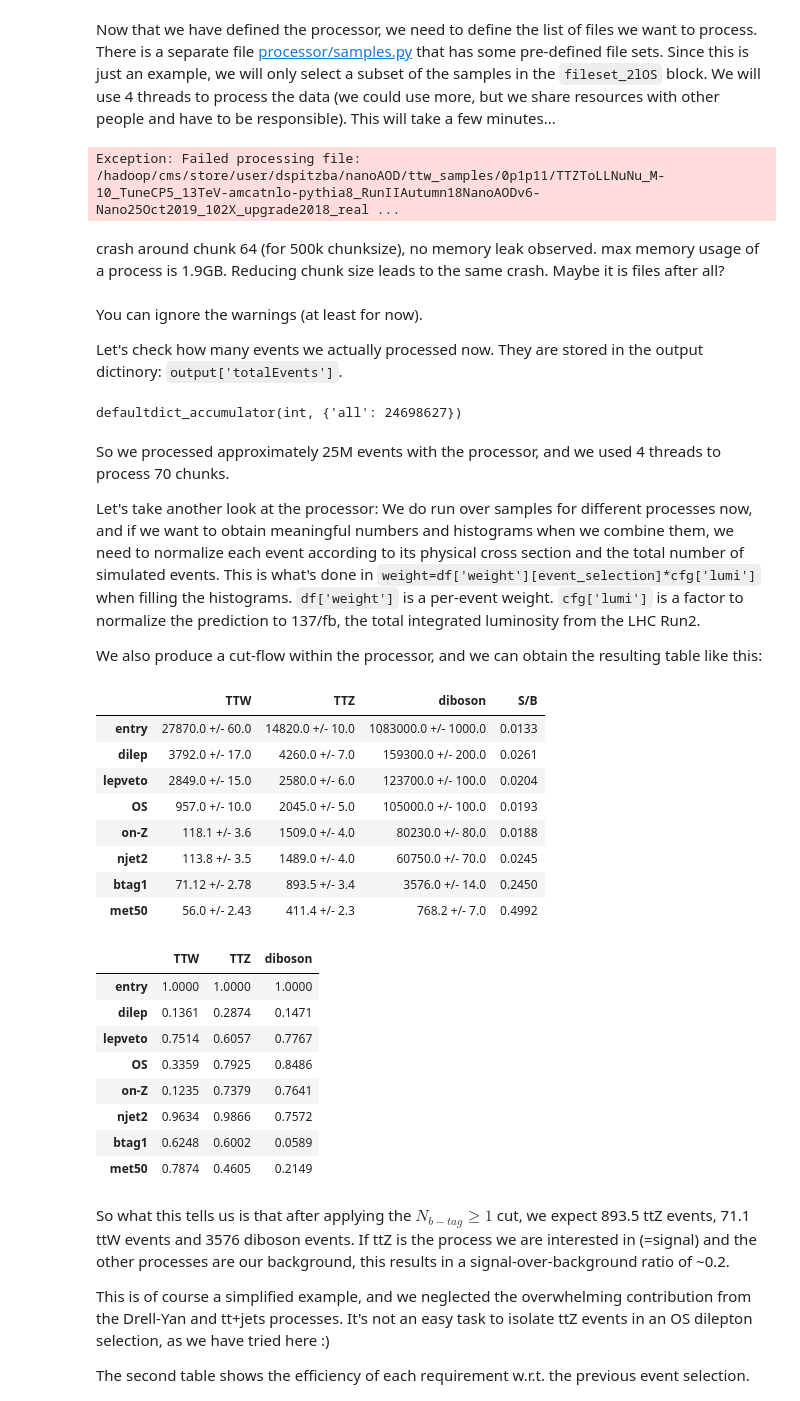
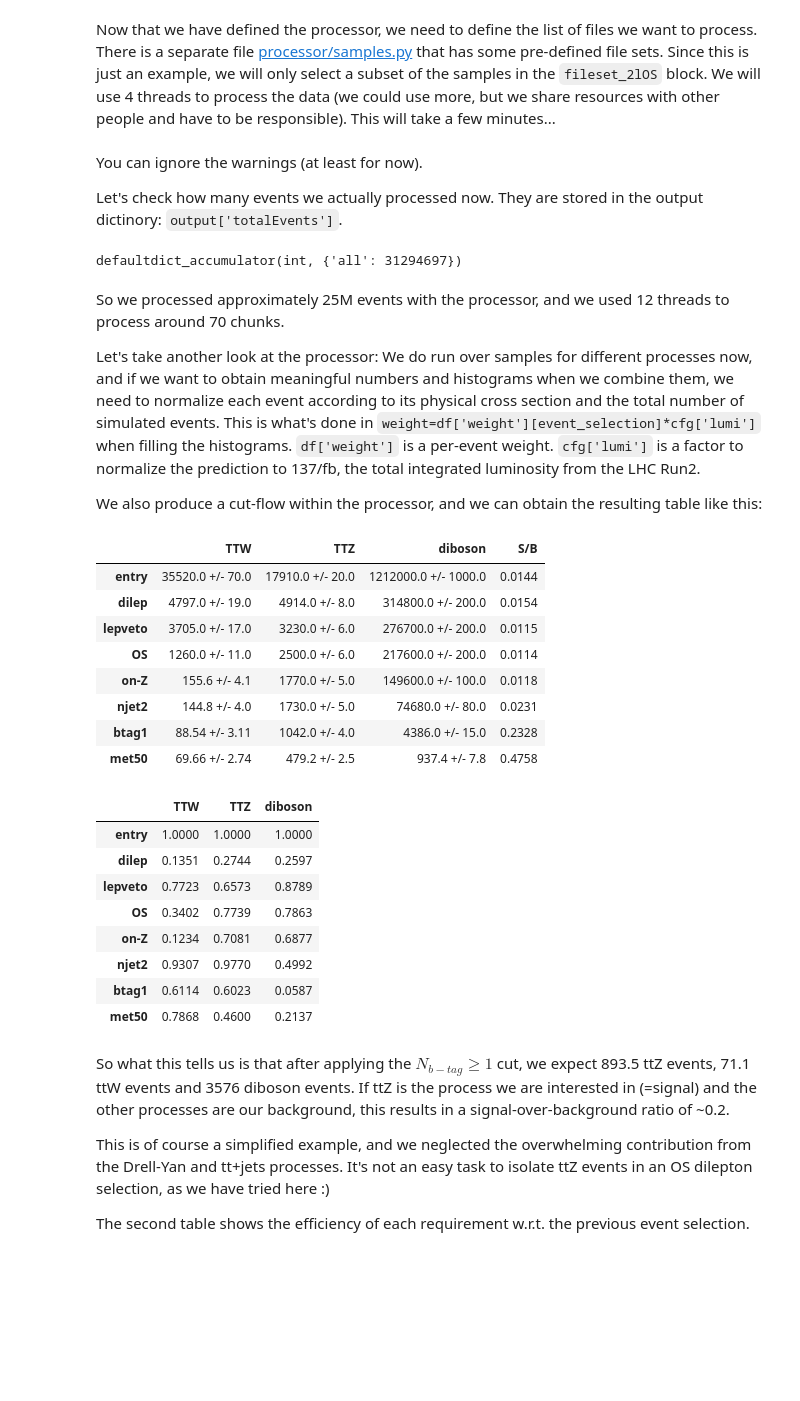
Before and after one commit to mirandabryson/tW_scattering, a Jupyter notebook: documentation/tutorial.ipynb, the cells around one changed output. Drawn from its saved outputs; the diff is of its cells as text; code cells hidden in the pictures; blank space fills up the shorter version.

```diff
--- a/documentation/tutorial.ipynb
+++ b/documentation/tutorial.ipynb
@@ -269,6 +269,7 @@ class exampleProcessor(processor.ProcessorABC):
         ht_axis             = hist.Bin("ht",        r"$H_{T}$ (GeV)", 500, 0, 5000)
         mass_axis           = hist.Bin("mass",      r"M (GeV)", 1000, 0, 2000)
         eta_axis            = hist.Bin("eta",       r"$\eta$", 60, -5.5, 5.5)
+        phi_axis            = hist.Bin("phi",       r"$\phi$", 100, -3.1416, 3.1416)
         multiplicity_axis   = hist.Bin("multiplicity",         r"N", 20, -0.5, 19.5)
         norm_axis           = hist.Bin("norm",         r"N", 25, 0, 1)
 
@@ -278,6 +279,9 @@ class exampleProcessor(processor.ProcessorABC):
             "ST" :              hist.Hist("Counts", dataset_axis, ht_axis),
             "mbj_max" :         hist.Hist("Counts", dataset_axis, mass_axis),
             "mlb_min" :         hist.Hist("Counts", dataset_axis, mass_axis),
+            "min_dphiJet1Met":  hist.Hist("Counts", dataset_axis, phi_axis),
+            "min_dphiJet4Met":  hist.Hist("Counts", dataset_axis, phi_axis),
+            "min_dphiJet15Met": hist.Hist("Counts", dataset_axis, phi_axis),
             "N_b" :             hist.Hist("Counts", dataset_axis, multiplicity_axis),
             "N_ele" :           hist.Hist("Counts", dataset_axis, multiplicity_axis),
             "N_mu" :            hist.Hist("Counts", dataset_axis, multiplicity_axis),
@@ -344,8 +348,22 @@ class exampleProcessor(processor.ProcessorABC):
         met_phi = df["MET_phi"]
 
         ## Event classifieres
+        # scalar sum of the jet pts
+        ht = jet.pt.sum()
+        # scalar sum of jets, leptons and MET
         st = df["MET_pt"] + jet.pt.sum() + muon.pt.sum() + electron.pt.sum()
-        ht = jet.pt.sum()
+
+        ## some minimum delta phi between leading jets and MET
+        # first, we need to make sure that jets are really pt sorted (they should be, but we never know)
+        jet = jet[jet.pt.argsort(ascending=True)]
+        # now, let's get the minimum delta phi between the leading jet and MET
+        min_dphiJetMet1 = np.arccos(np.cos(jet[jet.pt.argmax()].phi-met_phi)).min()
+        # now, lets look at the minimum delta phi between the four leading jets and MET. this does _not_ apply an
+        # implicit cut on the number of jets!
+        min_dphiJetMet4 = np.arccos(np.cos(jet[:,:4].phi-met_phi)).min()
+        # to make this last point, let's construct a rediculous variable. there shouldn't be a lot of events with 15 jets,
+        # but there could be, so let's just make a variable
+        min_dphiJetMet15 = np.arccos(np.cos(jet[:,:15].phi-met_phi)).min()
 
         # Pairs of b-tagged jets and other jets/leptons
         bj = btag.cross(jet) # Use jet instead of light to not run into problems when all jets are b-tagged.
@@ -365,7 +383,7 @@ class exampleProcessor(processor.ProcessorABC):
 
         output['totalEvents']['all'] += len(df['weight'])
 
-        # Cutflow
+        ## Define a cutflow instance. Each row adds a cut on top of the previous one.
         processes = ['TTW', 'TTZ', 'diboson']
         cutflow = Cutflow(output, df, cfg, processes)
 
@@ -399,6 +417,9 @@ class exampleProcessor(processor.ProcessorABC):
         output['mbj_max'].fill(dataset=dataset, mass=bj[bj.mass.argmax()][event_selection].mass.flatten(), weight=df['weight'][event_selection]*cfg['lumi'])
         output['mlb_min'].fill(dataset=dataset, mass=lb_mass_min[event_selection].flatten(), weight=df['weight'][event_selection]*cfg['lumi'])
 
+        output['min_dphiJet1Met'].fill(dataset=dataset, phi=min_dphiJetMet1[event_selection].flatten(), weight=df['weight'][event_selection]*cfg['lumi'])
+        output['min_dphiJet4Met'].fill(dataset=dataset, phi=min_dphiJetMet4[event_selection].flatten(), weight=df['weight'][event_selection]*cfg['lumi'])
+        output['min_dphiJet15Met'].fill(dataset=dataset, phi=min_dphiJetMet15[event_selection].flatten(), weight=df['weight'][event_selection]*cfg['lumi'])
         return output
 
     def postprocess(self, accumulator):
@@ -410,19 +431,14 @@ from processor.samples import fileset, fileset_small, fileset_2lOS
 
 # Run the processor
 fileset = fileset = {'TTW':fileset_2lOS['TTW'], 'TTZ':fileset_2lOS['TTZ'], 'diboson':fileset_2lOS['diboson']}
-workers = 24
+workers = 12
 output = processor.run_uproot_job(fileset,
                                       treename='Events',
                                       processor_instance=exampleProcessor(),
                                       executor=processor.futures_executor,
                                       executor_args={'workers': workers, 'function_args': {'flatten': False}},
-                                      chunksize=100000,
+                                      chunksize=500000,
                                      )
-# %% [output]
-Exception: Failed processing file: /hadoop/cms/store/user/dspitzba/nanoAOD/ttw_samples/0p1p11/TTZToLLNuNu_M-10_TuneCP5_13TeV-amcatnlo-pythia8_RunIIAutumn18NanoAODv6-Nano25Oct2019_102X_upgrade2018_real ...
-# %% [markdown]
-crash around chunk 64 (for 500k chunksize), no memory leak observed. max memory usage of a process is 1.9GB.
-Reducing chunk size leads to the same crash. Maybe it is files after all?
 # %% [markdown]
 You can ignore the warnings (at least for now).
 
@@ -430,9 +446,9 @@ Let's check how many events we actually processed now. They are stored in the ou
 # %%
 output['totalEvents']
 # %% [output]
-defaultdict_accumulator(int, {'all': 24698627})
+defaultdict_accumulator(int, {'all': 31294697})
 # %% [markdown]
-So we processed approximately 25M events with the processor, and we used 4 threads to process 70 chunks.
+So we processed approximately 25M events with the processor, and we used 12 threads to process around 70 chunks.
 
 Let's take another look at the processor: We do run over samples for different processes now, and if we want to obtain meaningful numbers and histograms when we combine them, we need to normalize each event according to its physical cross section and the total number of simulated events. This is what's done in `weight=df['weight'][event_selection]*cfg['lumi']` when filling the histograms. `df['weight']` is a per-event weight. `cfg['lumi']` is a factor to normalize the prediction to 137/fb, the total integrated luminosity from the LHC Run2.
 
@@ -446,31 +462,28 @@ df = getCutFlowTable(output, processes=processes, lines=lines, significantFigure
 df
 # %% [output]
 |  | TTW | TTZ | diboson | S/B |
-| entry | 27870.0 +/- 60.0 | 14820.0 +/- 10.0 | 1083000.0 +/- 1000.0 | 0.0133 |
-| dilep | 3792.0 +/- 17.0 | 4260.0 +/- 7.0 | 159300.0 +/- 200.0 | 0.0261 |
-| lepveto | 2849.0 +/- 15.0 | 2580.0 +/- 6.0 | 123700.0 +/- 100.0 | 0.0204 |
-| OS | 957.0 +/- 10.0 | 2045.0 +/- 5.0 | 105000.0 +/- 100.0 | 0.0193 |
-| on-Z | 118.1 +/- 3.6 | 1509.0 +/- 4.0 | 80230.0 +/- 80.0 | 0.0188 |
-| njet2 | 113.8 +/- 3.5 | 1489.0 +/- 4.0 | 60750.0 +/- 70.0 | 0.0245 |
-| btag1 | 71.12 +/- 2.78 | 893.5 +/- 3.4 | 3576.0 +/- 14.0 | 0.2450 |
-| met50 | 56.0 +/- 2.43 | 411.4 +/- 2.3 | 768.2 +/- 7.0 | 0.4992 |
+| entry | 35520.0 +/- 70.0 | 17910.0 +/- 20.0 | 1212000.0 +/- 1000.0 | 0.0144 |
+| dilep | 4797.0 +/- 19.0 | 4914.0 +/- 8.0 | 314800.0 +/- 200.0 | 0.0154 |
+| lepveto | 3705.0 +/- 17.0 | 3230.0 +/- 6.0 | 276700.0 +/- 200.0 | 0.0115 |
+| OS | 1260.0 +/- 11.0 | 2500.0 +/- 6.0 | 217600.0 +/- 200.0 | 0.0114 |
+| on-Z | 155.6 +/- 4.1 | 1770.0 +/- 5.0 | 149600.0 +/- 100.0 | 0.0118 |
+| njet2 | 144.8 +/- 4.0 | 1730.0 +/- 5.0 | 74680.0 +/- 80.0 | 0.0231 |
+| btag1 | 88.54 +/- 3.11 | 1042.0 +/- 4.0 | 4386.0 +/- 15.0 | 0.2328 |
+| met50 | 69.66 +/- 2.74 | 479.2 +/- 2.5 | 937.4 +/- 7.8 | 0.4758 |
 # %%
 # Cutflow with efficiencies for each cut
-processes = ['TTW', 'TTZ', 'diboson']
-lines = ['entry']
-lines += ['dilep', 'lepveto', 'OS', 'on-Z', 'njet2', 'btag1', 'met50' ]
 df = getCutFlowTable(output, processes=processes, lines=lines, significantFigures=4, absolute=False)
 df
 # %% [output]
 |  | TTW | TTZ | diboson |
 | entry | 1.0000 | 1.0000 | 1.0000 |
-| dilep | 0.1361 | 0.2874 | 0.1471 |
-| lepveto | 0.7514 | 0.6057 | 0.7767 |
-| OS | 0.3359 | 0.7925 | 0.8486 |
-| on-Z | 0.1235 | 0.7379 | 0.7641 |
-| njet2 | 0.9634 | 0.9866 | 0.7572 |
-| btag1 | 0.6248 | 0.6002 | 0.0589 |
-| met50 | 0.7874 | 0.4605 | 0.2149 |
+| dilep | 0.1351 | 0.2744 | 0.2597 |
+| lepveto | 0.7723 | 0.6573 | 0.8789 |
+| OS | 0.3402 | 0.7739 | 0.7863 |
+| on-Z | 0.1234 | 0.7081 | 0.6877 |
+| njet2 | 0.9307 | 0.9770 | 0.4992 |
+| btag1 | 0.6114 | 0.6023 | 0.0587 |
+| met50 | 0.7868 | 0.4600 | 0.2137 |
 # %% [markdown]
 So what this tells us is that after applying the $N_{b-tag}\geq1$ cut, we expect 893.5 ttZ events, 71.1 ttW events and 3576 diboson events. If ttZ is the process we are interested in (=signal) and the other processes are our background, this results in a signal-over-background ratio of ~0.2.
 
```
Also changed, not shown: parts of 7 cells of this notebook, 1 other file.
